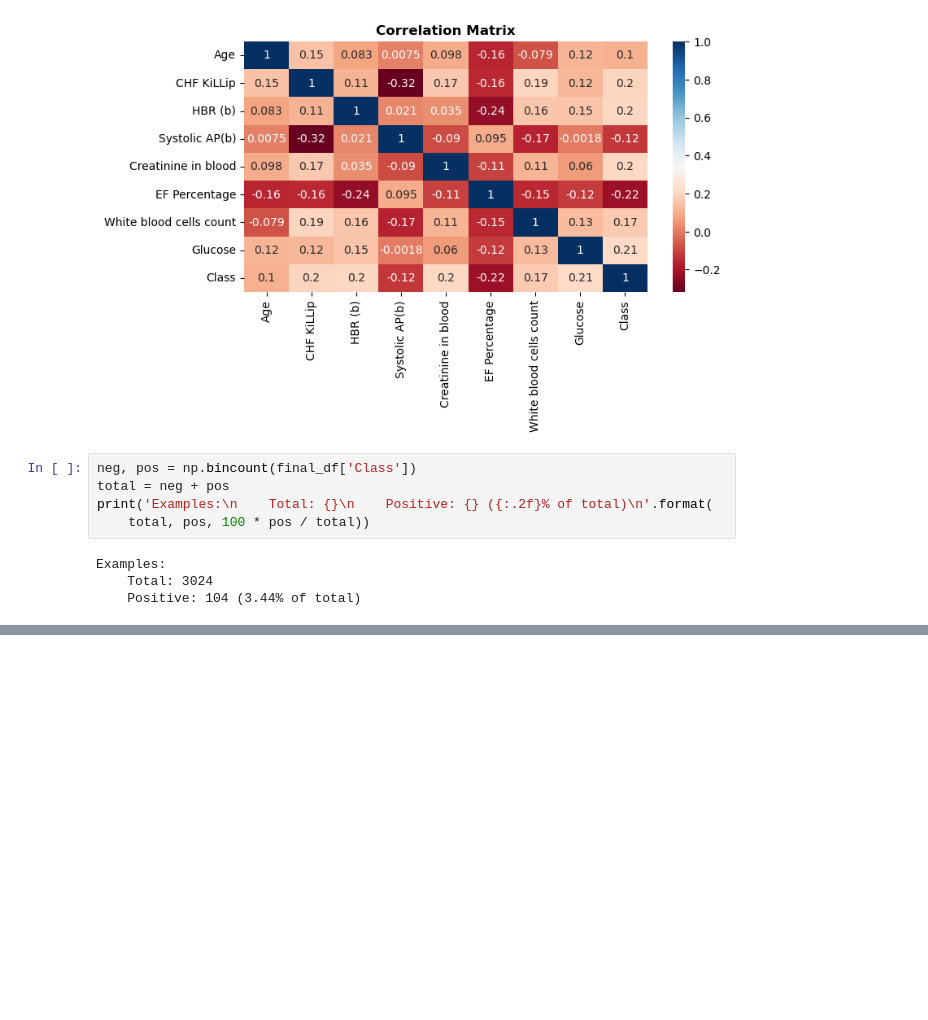
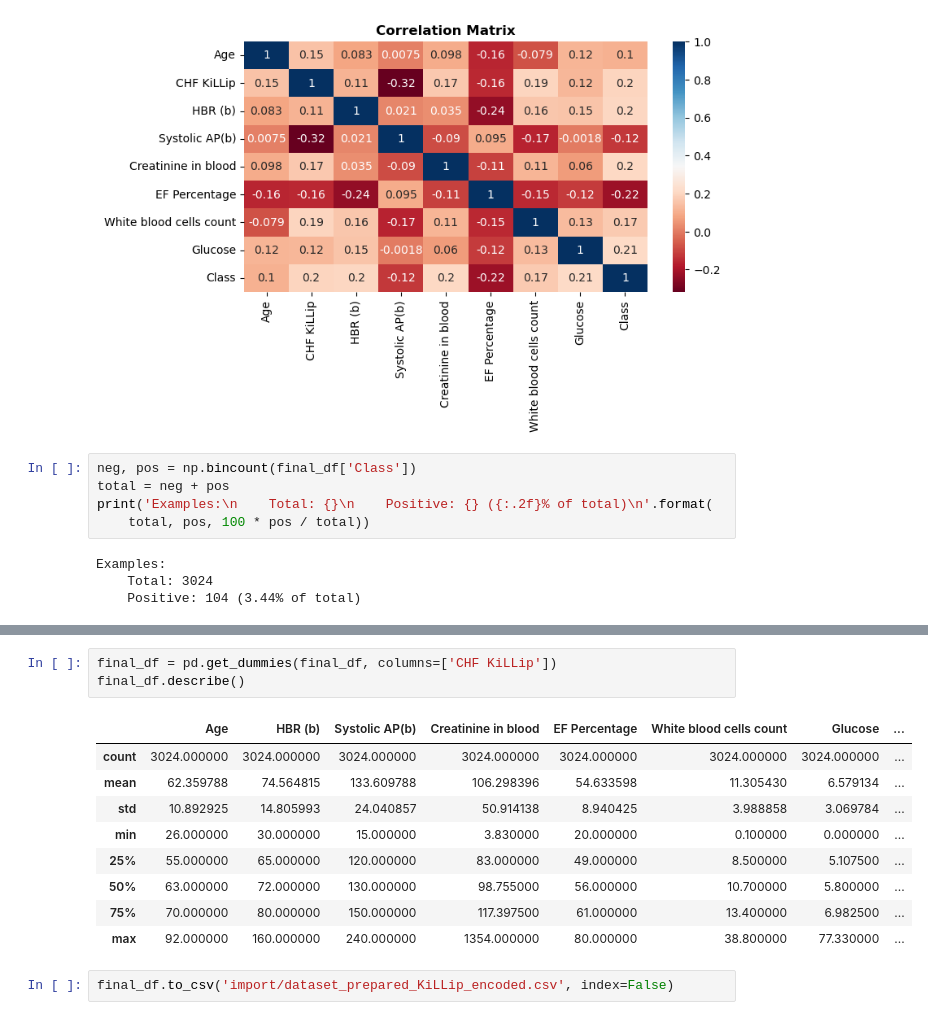
Before and after one commit to bvpotapenko/feat-imp-research, a Jupyter notebook: 0. Examine and process the dataset .ipynb, the cells around one changed output, grey strips where cells are left out. Saved outputs shown, nothing was run; the diff lists cells and outputs as text; blank space fills up the shorter version.

```diff
--- a/0. Examine and process the dataset .ipynb
+++ b/0. Examine and process the dataset .ipynb
@@ -199,0 +221,15 @@ Examples:
+# %%
+final_df = pd.get_dummies(final_df, columns=['CHF KiLLip'])
+final_df.describe()
+# %% [output]
+|  | Age | HBR (b) | Systolic AP(b) | Creatinine in blood | EF Percentage | White blood cells count | Glucose | ... |
+| count | 3024.000000 | 3024.000000 | 3024.000000 | 3024.000000 | 3024.000000 | 3024.000000 | 3024.000000 | ... |
+| mean | 62.359788 | 74.564815 | 133.609788 | 106.298396 | 54.633598 | 11.305430 | 6.579134 | ... |
+| std | 10.892925 | 14.805993 | 24.040857 | 50.914138 | 8.940425 | 3.988858 | 3.069784 | ... |
+| min | 26.000000 | 30.000000 | 15.000000 | 3.830000 | 20.000000 | 0.100000 | 0.000000 | ... |
+| 25% | 55.000000 | 65.000000 | 120.000000 | 83.000000 | 49.000000 | 8.500000 | 5.107500 | ... |
+| 50% | 63.000000 | 72.000000 | 130.000000 | 98.755000 | 56.000000 | 10.700000 | 5.800000 | ... |
+| 75% | 70.000000 | 80.000000 | 150.000000 | 117.397500 | 61.000000 | 13.400000 | 6.982500 | ... |
+| max | 92.000000 | 160.000000 | 240.000000 | 1354.000000 | 80.000000 | 38.800000 | 77.330000 | ... |
+# %%
+final_df.to_csv('import/dataset_prepared_KiLLip_encoded.csv', index=False)
```
Also changed, not shown: parts of 4 cells of this notebook, 2 other files.
